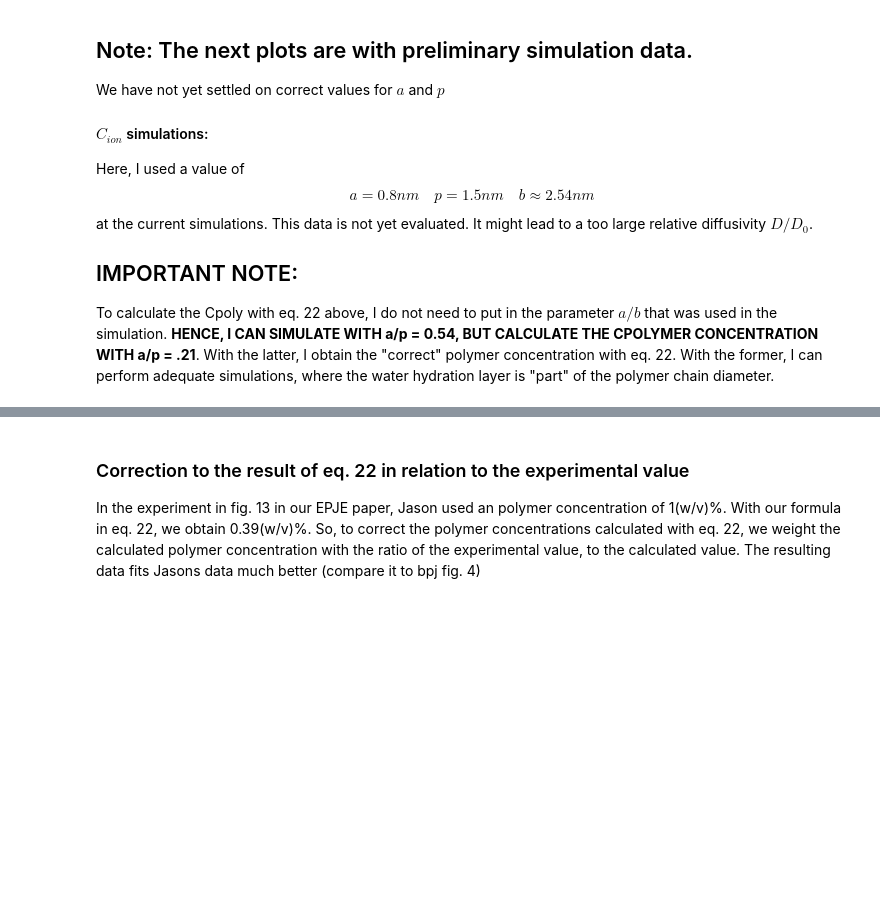
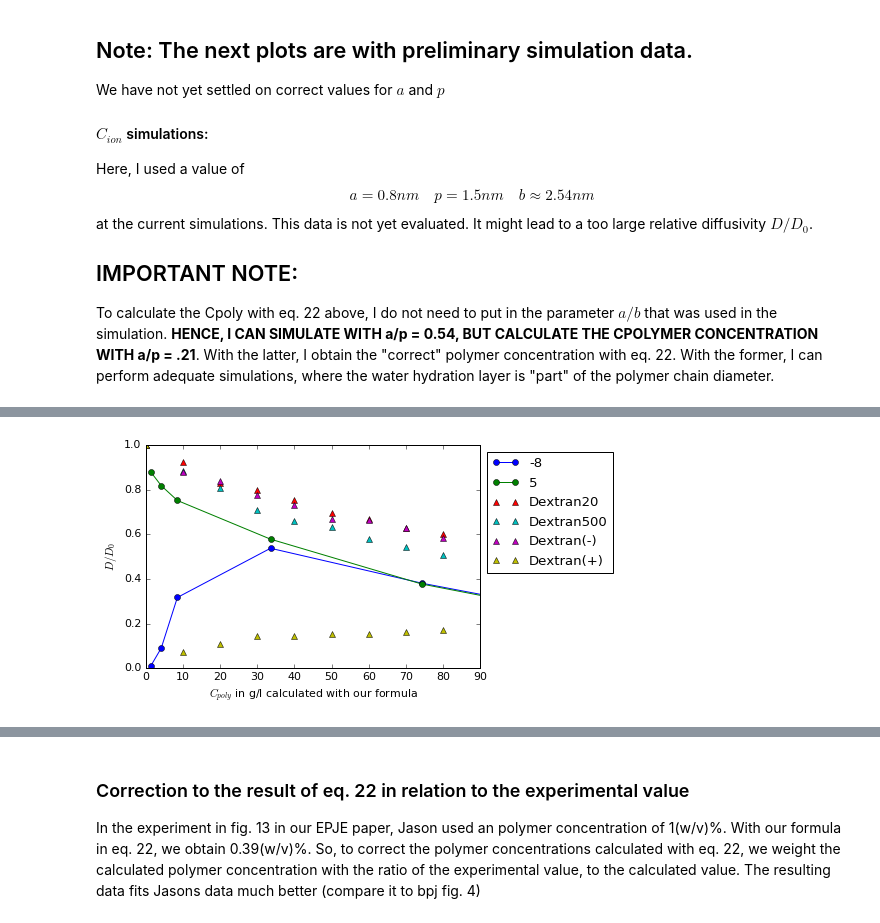
Before and after one commit to JohannHansing/iPythonNB, a Jupyter notebook: EPJE/Jason Data.ipynb, the cells around one changed output, grey strips where cells are left out. Cells and saved outputs as stored; diff of their text form; code cells hidden in the pictures; blank space fills up the shorter version.

```diff
--- a/EPJE/Jason Data.ipynb
+++ b/EPJE/Jason Data.ipynb
@@ -244,0 +270,39 @@ u0data = (dataArr)
+# %%
+THIS IS BAD, I NEED TO ACCOUNT FOR INCREASED IONIC STRENGTH IN SOLUTION WITH INCREASING Cpoly
+### Get the data ###
+
+# bpj data from excel file figure 4 data in reports/paper/jason
+# first row is Dextran20, which corresponds to uncharged dextran(-)
+# second row Dextran500, third row dextran(-), fourth dextran(+)
+
+bpj4data = np.asarray([
+    [1,0.925982463,0.831748342,0.798491522,0.753185472,0.695878232,0.670772084,0.630941941,0.599834134],
+    [1,0.883121743,0.807151296,0.709870951,0.661140049,0.635088743,0.580538736,0.543552391,0.505993318],
+    [1,0.878550339,0.837911679,0.775459276,0.733041935,0.669907265,0.664030792,0.628555042,0.583068535],
+    [1,0.074417946,0.108983059,0.146672764,0.143483107,0.153289683,0.152657178,0.164448086,0.17335864]
+])
+bpj4xvals = np.asarray([0,1,2,3,4,5,6,7,8])*10  # *10 to convert (w/v)% to g/l
+bpj4titles = ['Dextran20','Dextran500','Dextran(-)','Dextran(+)']
+
+def getCpolyData(uArr,kArr,dt='0.001'):
+    #TODO
+    aop=0.54# This if fixed here, for no HI
+    datadir= root + "/Documents/workspace-cpp/SPS/Release/sim_data/noreset/fitRPinv/dt"+dt+"/t200"
+    dataArr=[]
+    for i,u  in enumerate(uArr):
+        folder = datadir
+        data = []
+        for adir in os.listdir(folder):
+            a=float(adir[1:])
+            p=a/aop
+            pstr='%s' % float('%g' % p)
+            pstr=pstr.rstrip('0')
+            a=(float(a)/10.)                 # make p value p/b
+            p=p/10.
+            file=os.path.join(folder, adir,'d0/b10/p'+pstr+'/k'+kArr[i]+'/u'+str(u)+'/InstantValues/linear_fit_parametersMSD.txt')
+            if os.path.isfile(file):
+                with open(file, 'r') as fitf:
+                    m = (fitf.readline().split('m')[1]).split()[0]
+                data.append([float(p),float(m)]) #the [:-1] serves to cut the linebreak '\n' from the string m.
+        dataArr.append(np.array(sorted(data)))
+    return (dataArr)
@@ -264,0 +339,7 @@ plt.show()
+# %%
+uArr = [-8,5]
+kArr = ['0.670','0.750'] # kdir must correspond to U_0 values. They are different, due to different buffer used by Jason
+data = getCpolyData(uArr,kArr)
+plotCpolyData(data)
+# %% [output]
+[figure, added]
```
Also changed, not shown: parts of 25 cells of this notebook, 1 other file.
